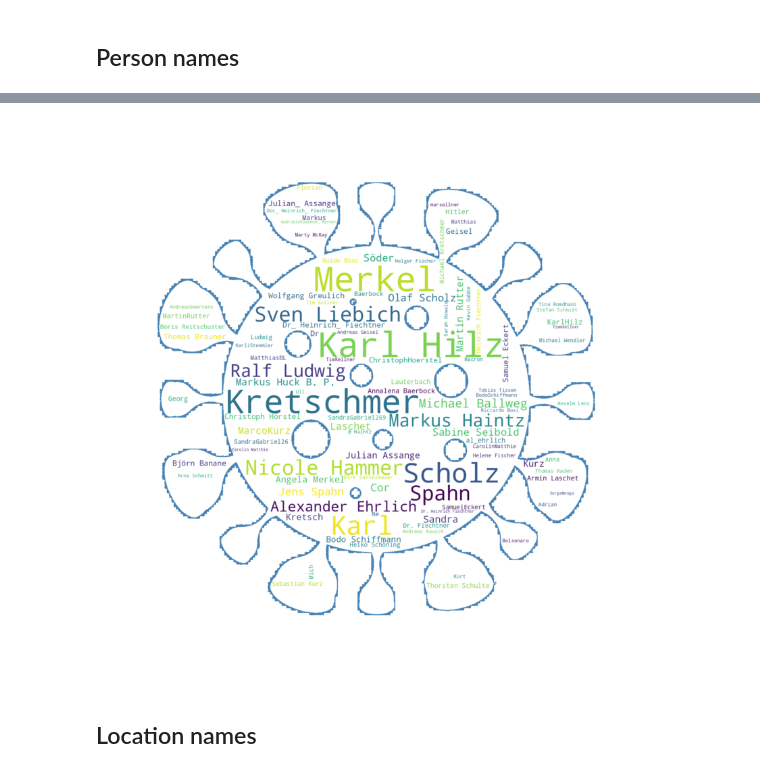
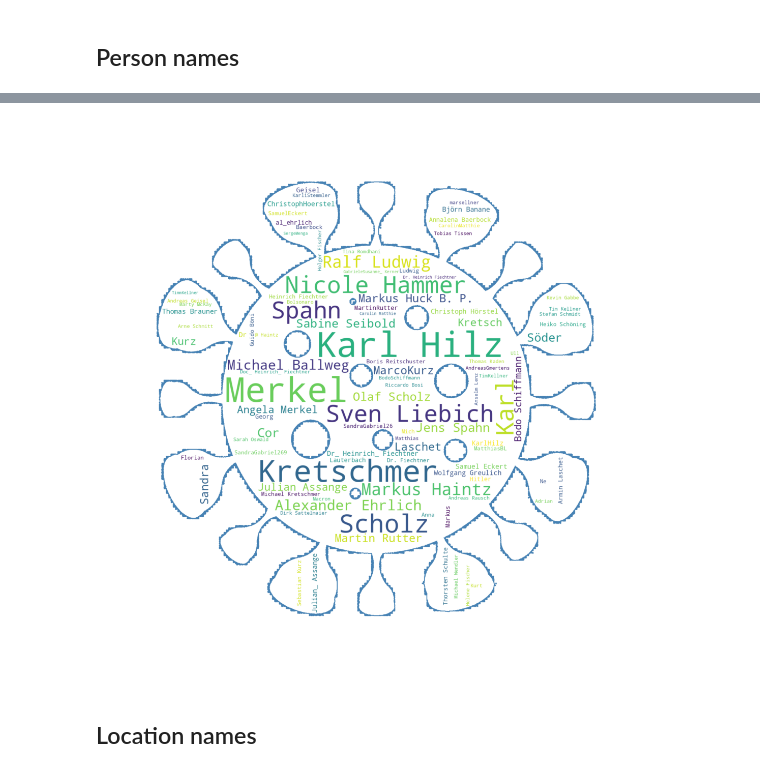
Before and after one commit to eli-quereli/ner-german-telegram, a Jupyter notebook: src/notebooks/4.2_training/03_results/apply_gbert_to_unseen_samples.ipynb, the cells around one changed output, grey strips where cells are left out. Drawn from its saved outputs; the diff is of its cells as text; code cells hidden in the pictures.

Commit message:
update results nb, plot detected ents

```diff
--- a/src/notebooks/4.2_training/03_results/apply_gbert_to_unseen_samples.ipynb
+++ b/src/notebooks/4.2_training/03_results/apply_gbert_to_unseen_samples.ipynb
@@ -259,7 +274,7 @@ ENTITIES:[('Memmelsdorf', 'LOC'), ('Bayern', 'LOC')]'
 # %%
 from collections import Counter
 
-def get_entities_and_entity_freqs_per_type(df):
+def get_entities_and_entity_freqs_per_type(df, col='parsed_entities'):
     # dict to store words per entity type
     ents_per_type = {
     'LOC': [],
@@ -274,7 +289,7 @@ def get_entities_and_entity_freqs_per_type(df):
     tags = []
 
     for i in df.index:
-        ents = df.loc[i, 'parsed_entities']
+        ents = df.loc[i, col]
 
         for ele in ents:
             word, tag = ele
@@ -288,5 +303,5 @@ def get_entities_and_entity_freqs_per_type(df):
     freqs = Counter(tags)
     return ents_per_type, freqs
 # %%
-ents_per_type, freqs = get_entities_and_entity_freqs_per_type(df)
+parsed_ents_per_type, freqs_parsed_ents = get_entities_and_entity_freqs_per_type(df)
 # %%
@@ -294,4 +309,4 @@ freqs
 # %% [output]
 Counter({'LOC': 13656, 'DATE': 2453, 'ORG': 1926, 'TIME': 3973, 'PER': 1513})
 # %%
-#ents_per_type
+detected_ents_per_type, freqs_detected_ents = get_entities_and_entity_freqs_per_type(df, col='detected_entities')
@@ -427,7 +569,7 @@ import matplotlib.pyplot as plt
 # read the mask image, taken from https://www.vecteezy.com/vector-art/6631360-coronavirus-stencil-molecule-covid-19
 corona_mask = np.array(Image.open('/home/eli/data/vecteezy_coronavirus_stencil.jpg'))
 
-def generate_word_cloud(ents_per_type, entity_type, mask=corona_mask, collocations=False):
+def generate_word_cloud(ents_per_type, entity_type, fig_name, mask=corona_mask, collocations=False):
 
     data = Counter(ents_per_type[entity_type])#.most_common(n)
 
@@ -435,8 +577,8 @@ def generate_word_cloud(ents_per_type, entity_type, mask=corona_mask, collocatio
 
     wc_dates = WordCloud(
         collocations=collocations,
-        width=300,
-        height=300,
+        width=100,
+        height=100,
         background_color="white",
         max_words=100,
         mask=corona_mask,
@@ -444,10 +586,10 @@ def generate_word_cloud(ents_per_type, entity_type, mask=corona_mask, collocatio
         contour_color='steelblue'
     ).generate_from_frequencies(data)
 
-    plt.figure(figsize=(15,15))
+    plt.figure(figsize=(20,20))
     plt.imshow(wc_dates, cmap=plt.cm.gray, interpolation='bilinear')
     plt.axis("off")
-    plt.save_fig(thesis)
+    plt.savefig(fig_name + '.png')
     plt.show()
 # %% [markdown]
 ## Person names
@@ -457,7 +596,7 @@ def generate_word_cloud(ents_per_type, entity_type, mask=corona_mask, collocatio
 # %%
-generate_word_cloud(ents_per_type, 'PER')
+generate_word_cloud(detected_ents_per_type, 'PER', fig_name='person_ents')
 # %% [output]
-[figure, old version]
+[figure, new version]
 # %% [markdown]
 ## Location names
 # %%
```
Also changed, not shown: parts of 30 cells of this notebook, 10 other files.
